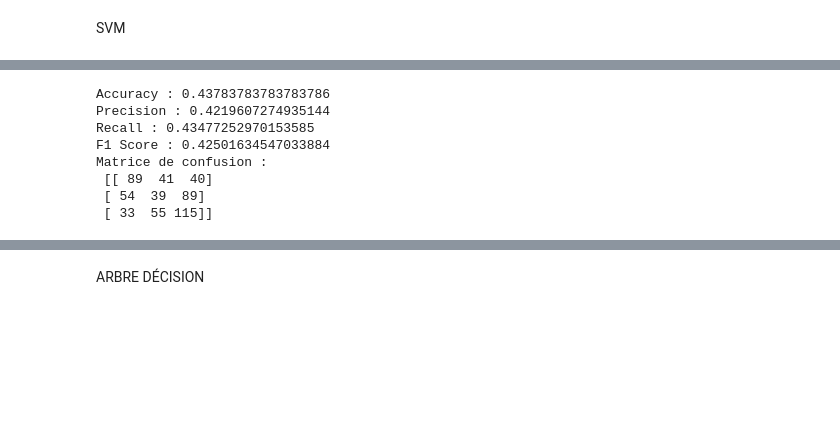
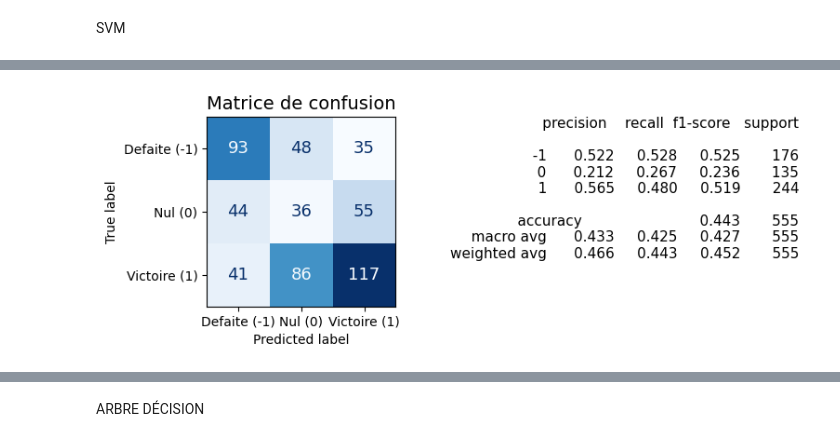
Before and after one commit to AntoninChevalier/Winunmax, a Jupyter notebook: notebooks/entrainement exploration.ipynb, the cells around one changed output, grey strips where cells are left out. Cells and saved outputs as stored; diff of their text form; code cells hidden in the pictures; blank space fills up the shorter version.

```diff
--- a/notebooks/entrainement exploration.ipynb
+++ b/notebooks/entrainement exploration.ipynb
@@ -196,17 +162,10 @@ Matrice de confusion :
 # %%
 svm_model = SVC(kernel="rbf",class_weight="balanced")
 svm_model.fit(X_train_sans_2012_scaled, Y_train_sans_2012)
 y_svm_prediction_validation_1 = svm_model.predict(X_validation_sans_2012_scaled)
-modele.affichage_complet_score(y_svm_prediction_validation_1,Y_validation_sans_2012)
+modele.affichage_complet_score(Y_validation_sans_2012,y_svm_prediction_validation_1)
 # %% [output]
-Accuracy : 0.43783783783783786
-Precision : 0.4219607274935144
-Recall : 0.43477252970153585
-F1 Score : 0.42501634547033884
-Matrice de confusion :
- [[ 89  41  40]
- [ 54  39  89]
- [ 33  55 115]]
+[figure, added]
 # %%
 svm_model = SVC(kernel="poly",class_weight="balanced")
 svm_model.fit(X_train_sans_2012_scaled, Y_train_sans_2012)
```
Also changed, not shown: parts of 27 cells of this notebook, 10 other files.
